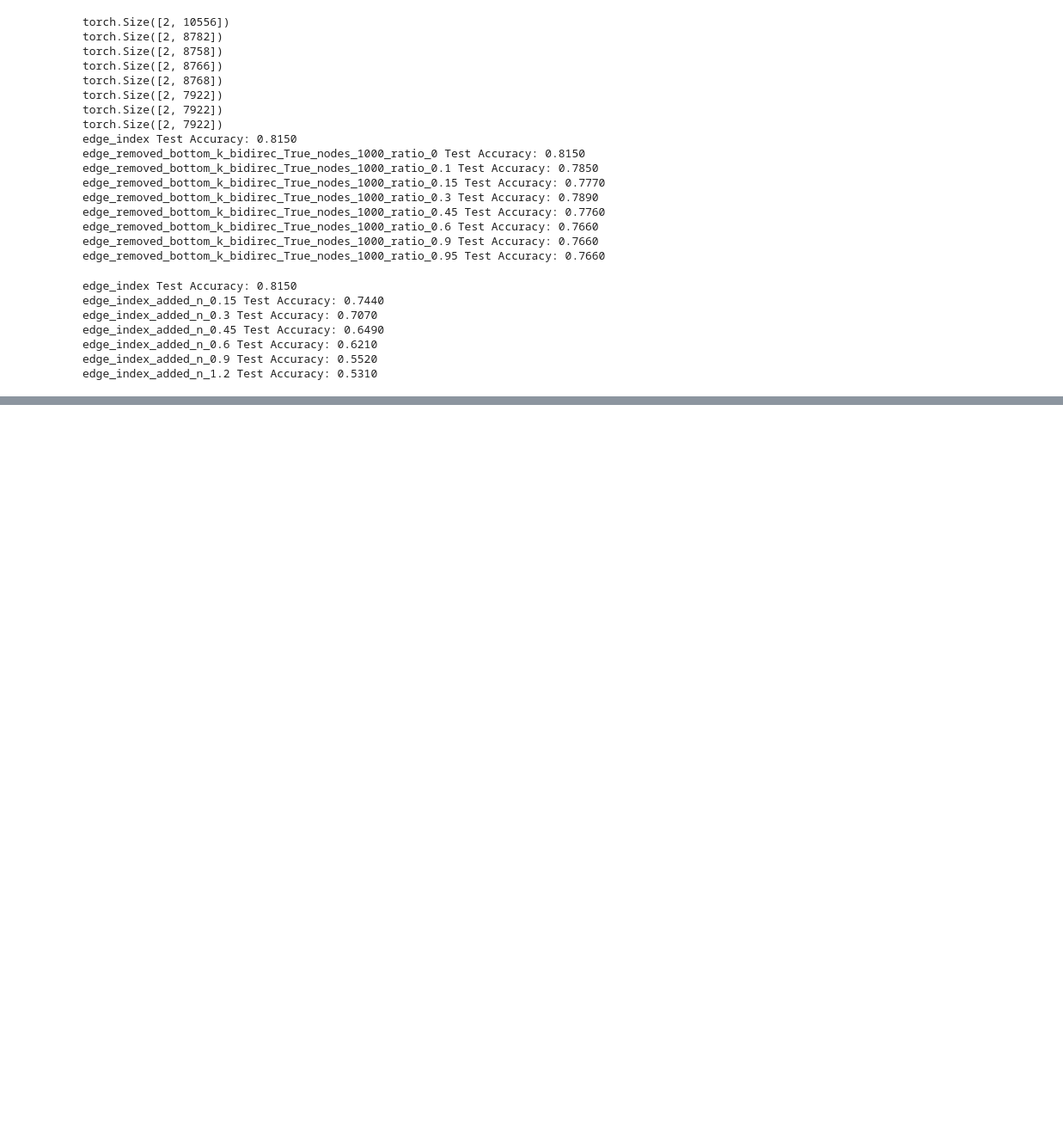
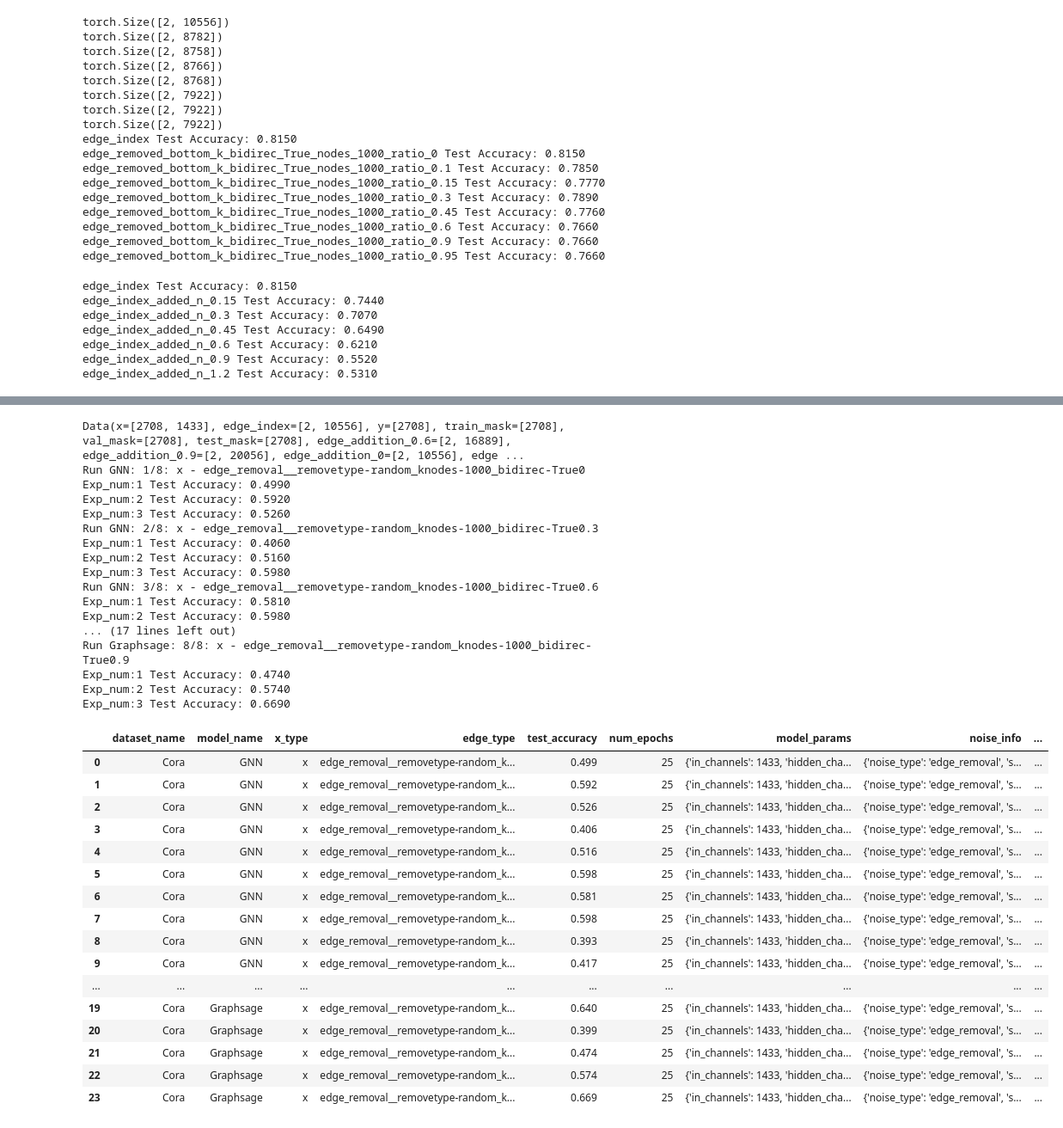
Before and after one commit to camligorkem/cs-260c-project-Robust-GNNs, a Jupyter notebook: CS_260_Node_Classification_Exploration.ipynb, the cells around one changed output, grey strips where cells are left out. Shown: that part at 86% size. Saved outputs shown, nothing was run; the diff lists cells and outputs as text; code cells hidden in the pictures; blank space fills up the shorter version.

```diff
--- a/CS_260_Node_Classification_Exploration.ipynb
+++ b/CS_260_Node_Classification_Exploration.ipynb
@@ -586,0 +918,58 @@ edge_index_added_n_1.2 Test Accuracy: 0.5310
+# %%
+
+# noise data creation example: remove edges -- strategy 2: remove from selected nodes
+remove_edge_from_nodes_params = {'data':data, 'remove_bidirectional':True, 'k_nodes':1000, 'remove_type':'random'}
+
+noise_info = {'noise_type':'edge_removal', 'strategy':'nodes', 'params':remove_edge_from_nodes_params,
+              'noise_levels':[0, 0.3, 0.6, 0.9 ], 'noise_param_name':'edges_to_remove_per_node_ratio'}
+
+exp4_var_names = create_noised_data_for_experiment(data=data, noise_info=noise_info)
+print(data)
+
+# Experiment on edge removal - strategy- nodes
+
+model_names = ['GNN', 'Graphsage']
+model_params = {  # TODO random params change later
+    'GNN':{'in_channels':1433, 'hidden_channels':16, 'out_channels':7, 'num_layers':3, 'dropout':0.1},
+    'GAT':{'in_channels':1433, 'hidden_channels':12, 'out_channels':7, 'num_layers':3, 'dropout':0.2},
+    'Graphsage':{'in_channels':1433, 'hidden_channels':14, 'out_channels':7, 'num_layers':3, 'dropout':0.1}
+}
+exp_df4 = experiment(dataset_name=dataset_name,model_names=model_names, model_params=model_params, data=data, x_types=['x'],
+           edge_types=exp4_var_names, noise_info=noise_info, num_epochs=25, repeat_num=3, print_updates=True)
+
+exp_df4
+# %% [output]
+Data(x=[2708, 1433], edge_index=[2, 10556], y=[2708], train_mask=[2708], val_mask=[2708], test_mask=[2708], edge_addition_0.6=[2, 16889], edge_addition_0.9=[2, 20056], edge_addition_0=[2, 10556], edge ...
+Run GNN: 1/8: x - edge_removal__removetype-random_knodes-1000_bidirec-True0
+Exp_num:1 Test Accuracy: 0.4990
+Exp_num:2 Test Accuracy: 0.5920
+Exp_num:3 Test Accuracy: 0.5260
+Run GNN: 2/8: x - edge_removal__removetype-random_knodes-1000_bidirec-True0.3
+Exp_num:1 Test Accuracy: 0.4060
+Exp_num:2 Test Accuracy: 0.5160
+Exp_num:3 Test Accuracy: 0.5980
+Run GNN: 3/8: x - edge_removal__removetype-random_knodes-1000_bidirec-True0.6
+Exp_num:1 Test Accuracy: 0.5810
+Exp_num:2 Test Accuracy: 0.5980
+... (17 lines left out)
+Run Graphsage: 8/8: x - edge_removal__removetype-random_knodes-1000_bidirec-True0.9
+Exp_num:1 Test Accuracy: 0.4740
+Exp_num:2 Test Accuracy: 0.5740
+Exp_num:3 Test Accuracy: 0.6690
+|  | dataset_name | model_name | x_type | edge_type | test_accuracy | num_epochs | model_params | noise_info | ... |
+| 0 | Cora | GNN | x | edge_removal__removetype-random_k... | 0.499 | 25 | {'in_channels': 1433, 'hidden_cha... | {'noise_type': 'edge_removal', 's... | ... |
+| 1 | Cora | GNN | x | edge_removal__removetype-random_k... | 0.592 | 25 | {'in_channels': 1433, 'hidden_cha... | {'noise_type': 'edge_removal', 's... | ... |
+| 2 | Cora | GNN | x | edge_removal__removetype-random_k... | 0.526 | 25 | {'in_channels': 1433, 'hidden_cha... | {'noise_type': 'edge_removal', 's... | ... |
+| 3 | Cora | GNN | x | edge_removal__removetype-random_k... | 0.406 | 25 | {'in_channels': 1433, 'hidden_cha... | {'noise_type': 'edge_removal', 's... | ... |
+| 4 | Cora | GNN | x | edge_removal__removetype-random_k... | 0.516 | 25 | {'in_channels': 1433, 'hidden_cha... | {'noise_type': 'edge_removal', 's... | ... |
+| 5 | Cora | GNN | x | edge_removal__removetype-random_k... | 0.598 | 25 | {'in_channels': 1433, 'hidden_cha... | {'noise_type': 'edge_removal', 's... | ... |
+| 6 | Cora | GNN | x | edge_removal__removetype-random_k... | 0.581 | 25 | {'in_channels': 1433, 'hidden_cha... | {'noise_type': 'edge_removal', 's... | ... |
+| 7 | Cora | GNN | x | edge_removal__removetype-random_k... | 0.598 | 25 | {'in_channels': 1433, 'hidden_cha... | {'noise_type': 'edge_removal', 's... | ... |
+| 8 | Cora | GNN | x | edge_removal__removetype-random_k... | 0.393 | 25 | {'in_channels': 1433, 'hidden_cha... | {'noise_type': 'edge_removal', 's... | ... |
+| 9 | Cora | GNN | x | edge_removal__removetype-random_k... | 0.417 | 25 | {'in_channels': 1433, 'hidden_cha... | {'noise_type': 'edge_removal', 's... | ... |
+| ... | ... | ... | ... | ... | ... | ... | ... | ... | ... |
+| 19 | Cora | Graphsage | x | edge_removal__removetype-random_k... | 0.640 | 25 | {'in_channels': 1433, 'hidden_cha... | {'noise_type': 'edge_removal', 's... | ... |
+| 20 | Cora | Graphsage | x | edge_removal__removetype-random_k... | 0.399 | 25 | {'in_channels': 1433, 'hidden_cha... | {'noise_type': 'edge_removal', 's... | ... |
+| 21 | Cora | Graphsage | x | edge_removal__removetype-random_k... | 0.474 | 25 | {'in_channels': 1433, 'hidden_cha... | {'noise_type': 'edge_removal', 's... | ... |
+| 22 | Cora | Graphsage | x | edge_removal__removetype-random_k... | 0.574 | 25 | {'in_channels': 1433, 'hidden_cha... | {'noise_type': 'edge_removal', 's... | ... |
+| 23 | Cora | Graphsage | x | edge_removal__removetype-random_k... | 0.669 | 25 | {'in_channels': 1433, 'hidden_cha... | {'noise_type': 'edge_removal', 's... | ... |
```
Also changed, not shown: parts of 21 cells of this notebook.
